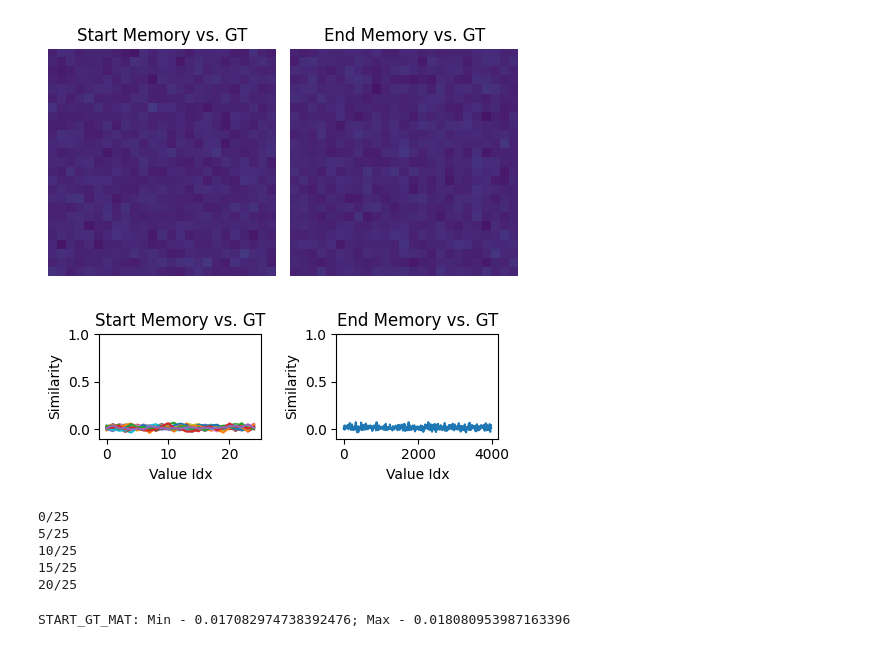
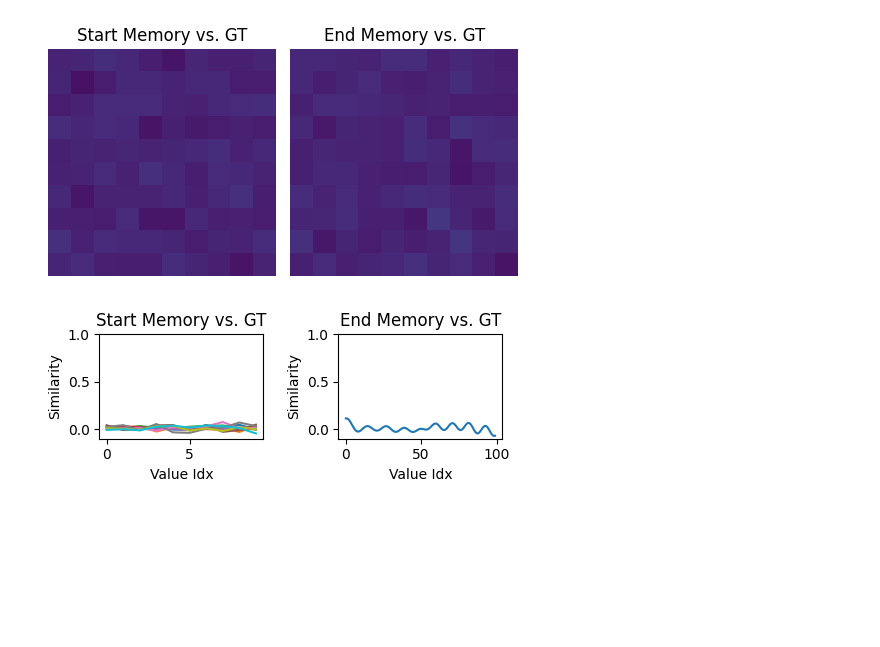
Before and after one commit to Parsa-Research-Laboratory/HyperSpace, a Jupyter notebook: experiments/development/2d_map_static.ipynb, the cells around one changed output. Cells and saved outputs as stored; diff of their text form; code cells hidden in the pictures; blank space fills up the shorter version.

```diff
--- a/experiments/development/2d_map_static.ipynb
+++ b/experiments/development/2d_map_static.ipynb
@@ -190,7 +190,7 @@ End Costmap Range: 1.0 - 397.8122981965151
 Start Costmap Range: 1.0 - 618.1458498604685
 End Costmap Range: 1.0 - 397.8122981965151
 # %%
-downscale_factor = 0.025
+downscale_factor = 0.01
 low_res_start_costmap = zoom(start_costmap, downscale_factor, order=1)
 low_res_end_costmap = zoom(end_costmap, downscale_factor, order=1)
 
@@ -247,6 +247,16 @@ X_start_cost: torch.Tensor = torch.from_numpy(X_start_cost)
 y_start_cost: torch.Tensor = torch.from_numpy(y_start_cost)
 X_end_cost: torch.Tensor = torch.from_numpy(X_end_cost)
 y_end_cost: torch.Tensor = torch.from_numpy(y_end_cost)
+
+y_start_cost_normalized = (y_start_cost - y_start_cost.min()) / (y_start_cost.max() - y_start_cost.min())
+y_start_cost_normalized = y_start_cost_normalized * 10  # Scale to [0, 10] range
+y_start_cost_normalized += 1
+y_start_cost = y_start_cost_normalized
+
+y_end_cost_normalized = (y_end_cost - y_end_cost.min()) / (y_end_cost.max() - y_end_cost.min())
+y_end_cost_normalized = y_end_cost_normalized * 10  # Scale to [0, 10] range
+y_end_cost_normalized += 1
+y_end_cost = y_end_cost_normalized
 
 # ---------------------------
 # Convert them to 2D tensors
@@ -439,7 +449,7 @@ from hyperspace.backends import HRRBackend
 
 VSA_CONFIG: dict = {
     "vector_dim": 2048,
-    "vector_length_scale": 1.0,
+    "vector_length_scale": 0.5,
     "device": "cuda" if torch.cuda.is_available() else "cpu",
 }
 # %%
@@ -554,10 +564,10 @@ def plot_values_vs_gt(t, gt_vectors, vectors, values):
     plt.ylabel("Similarity")
 
 t = 0
-gt_points = np.arange(np.min(start_costmap), np.max(start_costmap), 0.1)
-gt_points = torch.from_numpy(gt_points).unsqueeze(-1)
+gt_points = np.arange(np.min(y_start_cost.numpy()), np.max(y_start_cost.numpy()), 0.1)
+gt_points = torch.from_numpy(gt_points)
+gt_points = gt_points.unsqueeze(-1)
 Y_gt_vectors, _ = backend.value_encoding(gt_points)
-print(Y_gt_vectors.shape)
 Y_sample_vectors = y_vectors["y_start_cost_train_vectors"]
 Y_sample_values = y_inputs["y_start_cost_train"]
 
@@ -687,67 +696,26 @@ plt.show()
 # %%
 # ---------------------------------------------------------------
 # compare the memory vectors with respect to all valid values
 # ---------------------------------------------------------------
 fig, axs = plt.subplots(1, 2, figsize=(5, 2))
 
-gt_points = np.arange(np.min(end_costmap), np.max(end_costmap), 0.1)
-gt_points = torch.from_numpy(gt_points).unsqueeze(-1)
 Y_gt_vectors, _ = backend.value_encoding(gt_points)
 
 axs[0].set_title("Start Memory vs. GT")
-
 start_sims, _ = backend.similarity(start_memory, Y_gt_vectors)
 axs[0].plot(end_sims)
 axs[0].set_ylim(-0.1, 1.0)
 axs[0].set_xlabel("Value Idx")
 axs[0].set_ylabel("Similarity")
 
 axs[1].set_title("End Memory vs. GT")
-
 end_sims, _ = backend.similarity(end_memory, Y_gt_vectors)
 axs[1].plot(end_sims)
 axs[1].set_ylim(-0.1, 1.0)
 axs[1].set_xlabel("Value Idx")
 axs[1].set_ylabel("Similarity")
 
 plt.tight_layout()
 plt.show()
 # %% [output]
-[figure, old version]
+[figure, new version]
-# %%
-# -----------------------------------------------------------------------------
-# compare the memory vectors against all possible position and value encodings
-# -----------------------------------------------------------------------------
-N = int(np.sqrt(X_start_cost.shape[0]))
-
-gt_points = np.arange(np.min(start_costmap), np.max(start_costmap), 0.1)
-gt_points = torch.from_numpy(gt_points).unsqueeze(-1)
-Y_gt_vectors, _ = backend.value_encoding(gt_points)
-div = 4
-Y_N_START: int = int(Y_gt_vectors.shape[0] / div)
-
-START_GT_MAT = np.zeros((N, N))
-
-for i in range(N):
-    if i % 5 == 0:
-        print(f"{i}/{N}")
-    for j in range(N):
-        pv_idx = i * N + j
-        pv = X_vectors["X_start_cost_vectors"][pv_idx]
-        for k in range(Y_N_START):
-            b, _ = backend.bind(pv, Y_gt_vectors[k * div])
-            s, _ = backend.similarity(b, start_memory)
-            s = s.clip(0, 1)
-            START_GT_MAT[i, j] += s
-
-START_GT_MAT /= Y_N_START
-# %% [output]
-0/25
-5/25
-10/25
-15/25
-20/25
-# %%
-print(f"START_GT_MAT: Min - {np.min(START_GT_MAT)}; Max - {np.max(START_GT_MAT)}")
-# %% [output]
-START_GT_MAT: Min - 0.017082974738392476; Max - 0.018080953987163396
```
Also changed, not shown: parts of 18 cells of this notebook.
